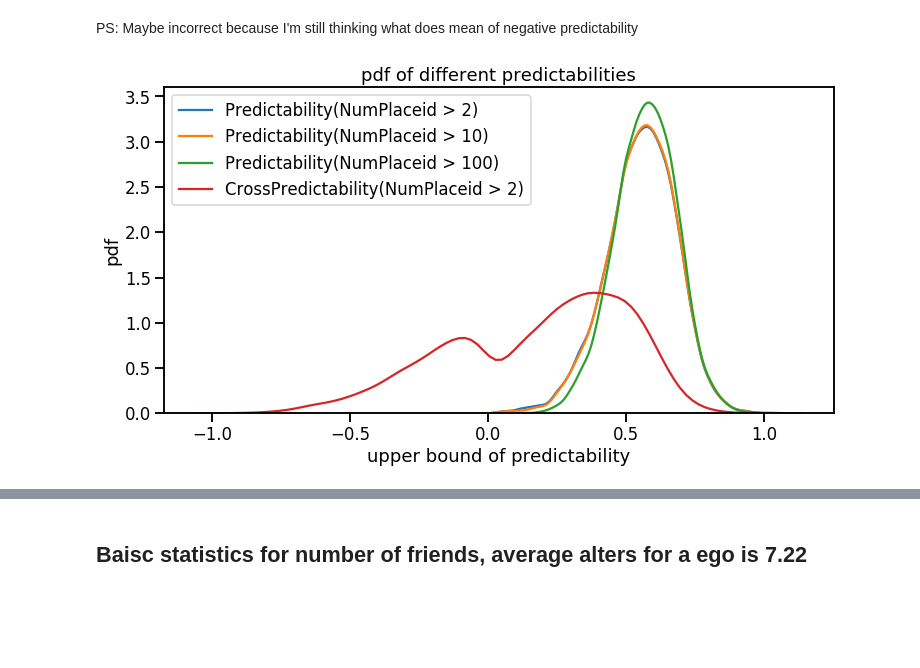
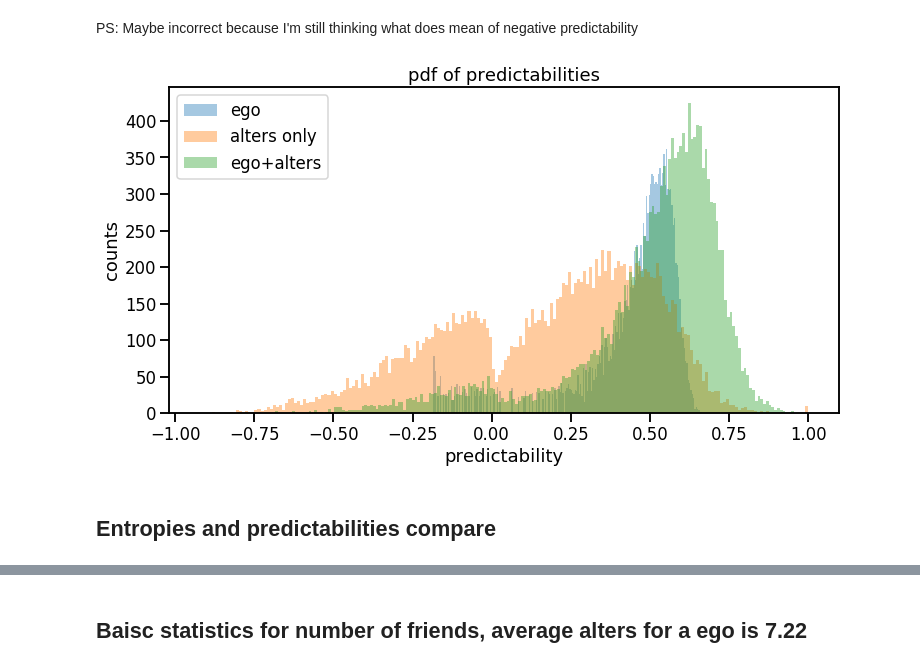
Before and after one commit to Magica-Chen/social-predictability, a Jupyter notebook: Social-Information-Bagrow-Visualization.ipynb, the cells around one changed output, grey strips where cells are left out. Drawn from its saved outputs; the diff is of its cells as text; code cells hidden in the pictures; blank space fills up the shorter version.

```diff
--- a/Social-Information-Bagrow-Visualization.ipynb
+++ b/Social-Information-Bagrow-Visualization.ipynb
@@ -14,9 +14,9 @@ user_info = pickle.load(pickle_in)
 # %%
 user_details = pd.DataFrame.from_dict(user_info, orient='index',
                        columns=['NumPlaceid','NumUniqPlaceid', 'NumFriends',
-                                'ShannonEntropy', 'LZ_entropy', 'LZ_entropy2', 'LZ_entropy10', 'LZ_entropy100',
-                                'Predictability2', 'Predictability10', 'Predictability100',
-                                'CrossEntropy', 'CrossPredictability2'])
+                                'ShannonEntropy', 'entropy',
+                                'ego predictability', 'ego+alters entropy', 'alters entropy',
+                                'ego+alters predictability', 'alters predictability'])
 # %%
 user_details
 # %% [output]
@@ -60,12 +58,14 @@ PS: Maybe incorrect because I'm still thinking what does mean of negative predic
 # %%
 fig, ax = plt.subplots(figsize = (12,6))
 sns.set_context('talk')
-sns.distplot(user_details['Predictability2'], label='Predictability(NumPlaceid > 2)', hist=False)
-sns.distplot(user_details['Predictability10'], label = 'Predictability(NumPlaceid > 10)', hist=False)
-sns.distplot(user_details['Predictability100'], label='Predictability(NumPlaceid > 100)', hist=False)
-sns.distplot(user_details['CrossPredictability2'], label='CrossPredictability(NumPlaceid > 2)', hist=False)
-plt.title('pdf of different predictabilities')
-ax.set(xlabel='upper bound of predictability', ylabel='pdf')
+sns.distplot(user_details['ego predictability'], label='ego', bins = 200, kde=False)
+sns.distplot(user_details['alters predictability'], label='alters only', bins=200, kde=False)
+sns.distplot(user_details['ego+alters predictability'], label = 'ego+alters', bins=200, kde=False)
+plt.title('pdf of predictabilities')
+ax.set(xlabel='predictability', ylabel='counts')
+ax.legend()
 plt.show()
 # %% [output]
-[figure, old version]
+[figure, new version]
+# %% [markdown]
+## Entropies and predictabilities compare
```
Also changed, not shown: parts of 7 cells of this notebook, 1 other file.
